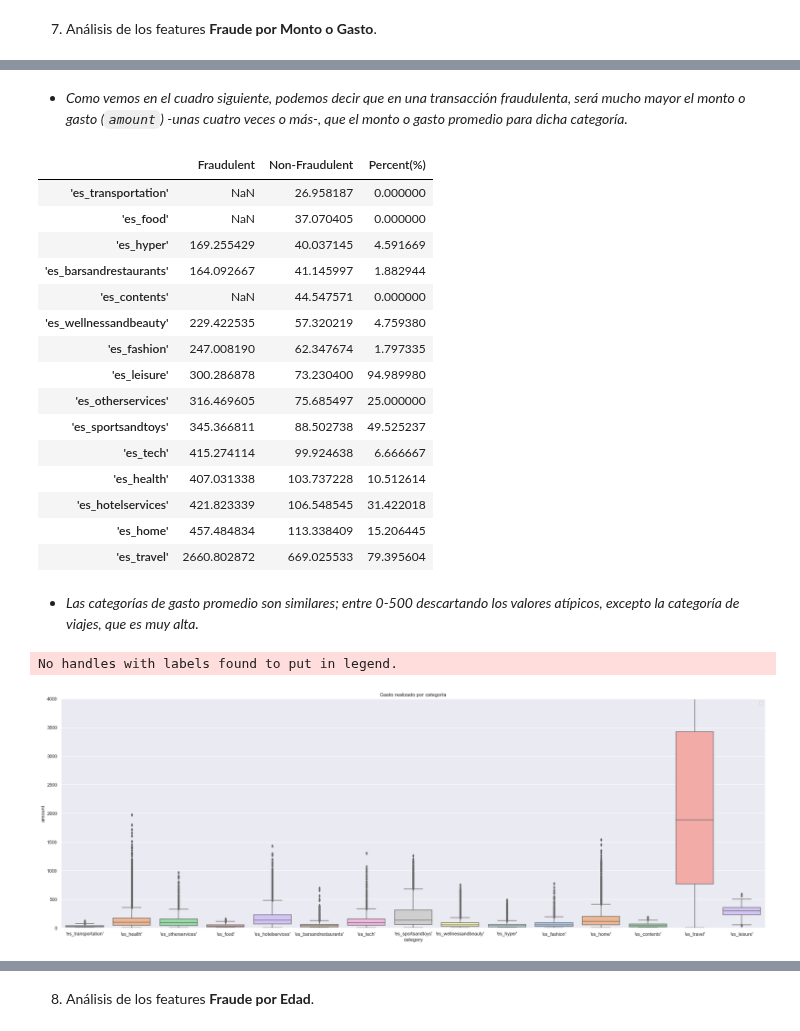
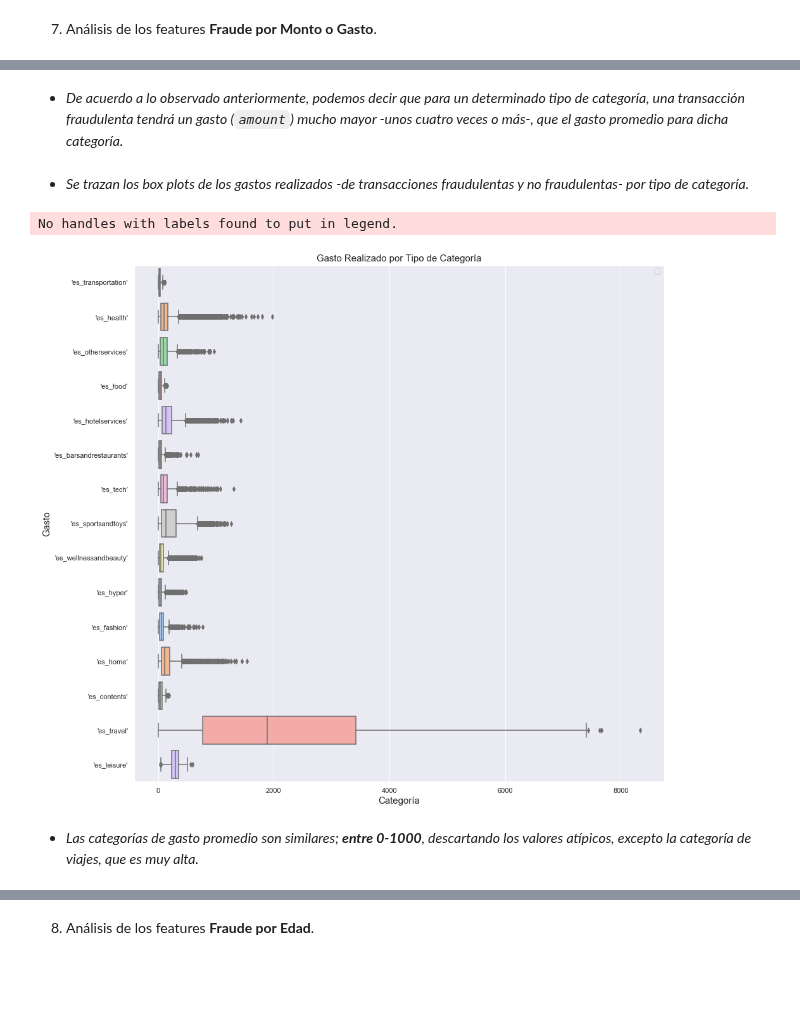
Before and after one commit to alseveso/AcamicaDS, a Jupyter notebook: Proyecto 4/Proyecto 04_Alejandra Seveso.ipynb, the cells around one changed output, grey strips where cells are left out. Drawn from its saved outputs; the diff is of its cells as text; code cells hidden in the pictures; blank space fills up the shorter version.

```diff
--- a/Proyecto 4/Proyecto 04_Alejandra Seveso.ipynb
+++ b/Proyecto 4/Proyecto 04_Alejandra Seveso.ipynb
@@ -229,2 +247,2 @@ plt.show()
 # %% [markdown]
-* *Como vemos en el cuadro siguiente, podemos decir que en una transacción fraudulenta, será mucho mayor el monto o gasto (`amount`) -unas cuatro veces o más-, que el monto o gasto promedio para dicha categoría.*
+* *De acuerdo a lo observado anteriormente, podemos decir que para un determinado tipo de categoría, una transacción fraudulenta tendrá un gasto (`amount`) mucho mayor -unos cuatro veces o más-, que el gasto promedio para dicha categoría.*
@@ -235,34 +249,15 @@ df_non_fraud = banksim.loc[banksim.fraud == 0]
-# %%
-pd.concat([df_fraud.groupby('category')['amount'].mean(),df_non_fraud.groupby('category')['amount'].mean(),\
-           banksim.groupby('category')['fraud'].mean()*100],keys=["Fraudulent","Non-Fraudulent","Percent(%)"],axis=1,\
-          sort=False).sort_values(by=['Non-Fraudulent'])
-# %% [output]
-|  | Fraudulent | Non-Fraudulent | Percent(%) |
-| 'es_transportation' | NaN | 26.958187 | 0.000000 |
-| 'es_food' | NaN | 37.070405 | 0.000000 |
-| 'es_hyper' | 169.255429 | 40.037145 | 4.591669 |
-| 'es_barsandrestaurants' | 164.092667 | 41.145997 | 1.882944 |
-| 'es_contents' | NaN | 44.547571 | 0.000000 |
-| 'es_wellnessandbeauty' | 229.422535 | 57.320219 | 4.759380 |
-| 'es_fashion' | 247.008190 | 62.347674 | 1.797335 |
-| 'es_leisure' | 300.286878 | 73.230400 | 94.989980 |
-| 'es_otherservices' | 316.469605 | 75.685497 | 25.000000 |
-| 'es_sportsandtoys' | 345.366811 | 88.502738 | 49.525237 |
-| 'es_tech' | 415.274114 | 99.924638 | 6.666667 |
-| 'es_health' | 407.031338 | 103.737228 | 10.512614 |
-| 'es_hotelservices' | 421.823339 | 106.548545 | 31.422018 |
-| 'es_home' | 457.484834 | 113.338409 | 15.206445 |
-| 'es_travel' | 2660.802872 | 669.025533 | 79.395604 |
+# %% [markdown]
+* *Se trazan los box plots de los gastos realizados -de transacciones fraudulentas y no fraudulentas- por tipo de categoría.*
+# %%
+plt.figure(figsize=(15,15))
+sns.boxplot(data = banksim, x = 'amount', y = 'category', palette='pastel')
+plt.title("Gasto Realizado por Tipo de Categoría", fontsize=15)
+plt.xlabel("Categoría",fontsize=15)
+plt.ylabel("Gasto",fontsize=15)
+plt.legend()
+plt.show()
+# %% [output]
+No handles with labels found to put in legend.
+[figure, added]
 # %% [markdown]
-* *Las categorías de gasto promedio son similares; entre 0-500 descartando los valores atípicos, excepto la categoría de viajes, que es muy alta.*
+* *Las categorías de gasto promedio son similares; **entre 0-1000**, descartando los valores atípicos, excepto la categoría de viajes, que es muy alta.*
-# %%
-# Plot histograms of the amounts in fraud and non-fraud data
-plt.figure(figsize=(30,10))
-sns.boxplot(data = banksim, x = 'category', y = 'amount', palette='pastel')
-plt.title("Gasto realizado por categoría")
-plt.ylim(0,4000)
-plt.legend()
-plt.show()
-# %% [output]
-No handles with labels found to put in legend.
-[figure, removed]
```
Also changed, not shown: parts of 29 cells of this notebook, 1 other file.
